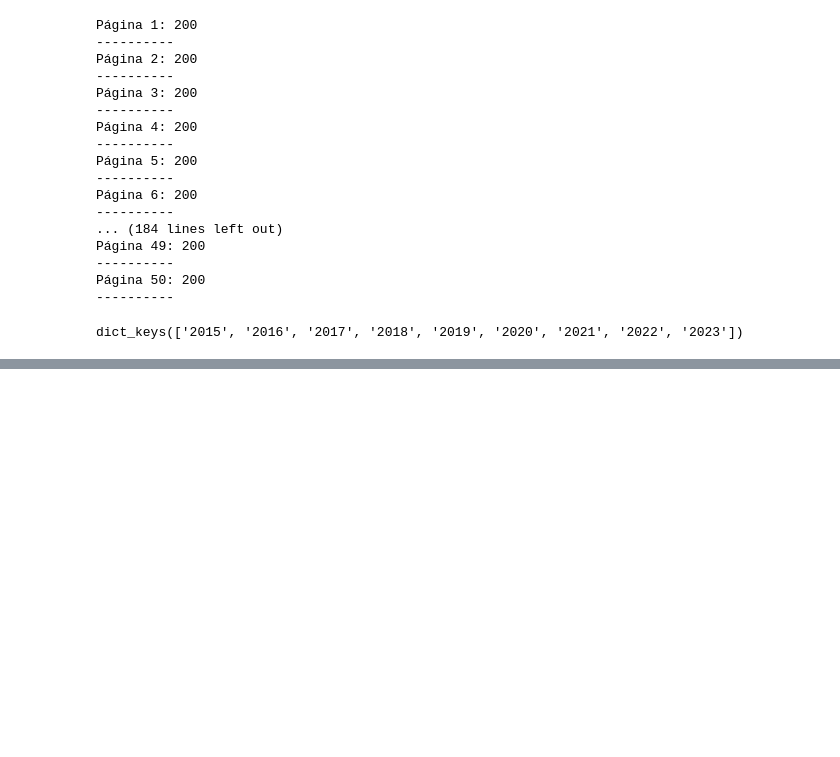
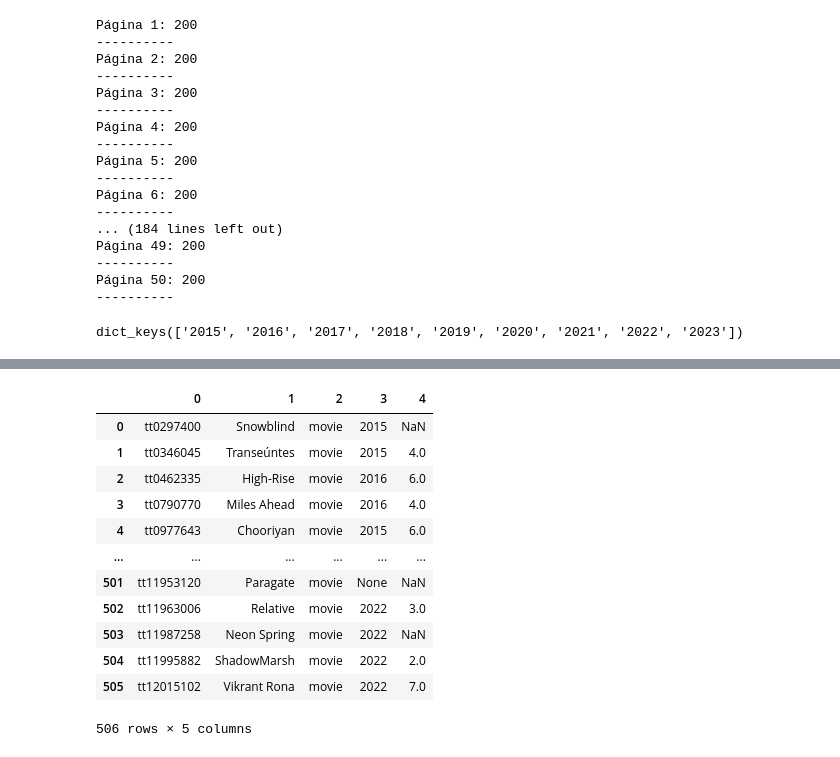
Before and after one commit to BSReguera/project-da-promo-G-module-2-team-3, a Jupyter notebook: drama_Maria.ipynb, the cells around one changed output, grey strips where cells are left out. Saved outputs shown, nothing was run; the diff lists cells and outputs as text; code cells hidden in the pictures; blank space fills up the shorter version.

```diff
--- a/drama_Maria.ipynb
+++ b/drama_Maria.ipynb
@@ -180,3 +180,27 @@ with open('drama_2023.json', 'r') as fichero:
 drama_2023.keys()
 # %% [output]
 dict_keys(['2015', '2016', '2017', '2018', '2019', '2020', '2021', '2022', '2023'])
+# %%
+def lista_tuplas(origen, inicio, final):
+    lista_datos = []
+    for year in range(inicio, final):
+
+        for i in origen[f'{year}']:
+            tupla_pelicula = []
+            try:
+                tupla_pelicula.append(i['id'])
+                tupla_pelicula.append(i["titleText"]['text'])
+                tupla_pelicula.append(i['titleType']['id'])
+                tupla_pelicula.append(i['releaseDate']['year'])
+                tupla_pelicula.append(i['releaseDate']['month'])
+
+            except:
+                tupla_pelicula.append('X')
+
+
+            lista_datos.append(tuple(tupla_pelicula))
+
+    for i in lista_datos:
+        if len(i) != 3:
+            lista_datos.remove(i)
+    return lista_datos
@@ -182,0 +227,20 @@ dict_keys(['2015', '2016', '2017', '2018', '2019', '2020', '2021', '2022', '2023
+# %%
+drama = lista_tuplas(drama_2023,2015,2023)
+# %%
+df_drama = pd.DataFrame(drama)
+# %%
+df_drama
+# %% [output]
+|  | 0 | 1 | 2 | 3 | 4 |
+| 0 | tt0297400 | Snowblind | movie | 2015 | NaN |
+| 1 | tt0346045 | Transeúntes | movie | 2015 | 4.0 |
+| 2 | tt0462335 | High-Rise | movie | 2016 | 6.0 |
+| 3 | tt0790770 | Miles Ahead | movie | 2016 | 4.0 |
+| 4 | tt0977643 | Chooriyan | movie | 2015 | 6.0 |
+| ... | ... | ... | ... | ... | ... |
+| 501 | tt11953120 | Paragate | movie | None | NaN |
+| 502 | tt11963006 | Relative | movie | 2022 | 3.0 |
+| 503 | tt11987258 | Neon Spring | movie | 2022 | NaN |
+| 504 | tt11995882 | ShadowMarsh | movie | 2022 | 2.0 |
+| 505 | tt12015102 | Vikrant Rona | movie | 2022 | 7.0 |
+506 rows × 5 columns
```
Also changed, not shown: parts of 2 cells of this notebook, 2 other files.
